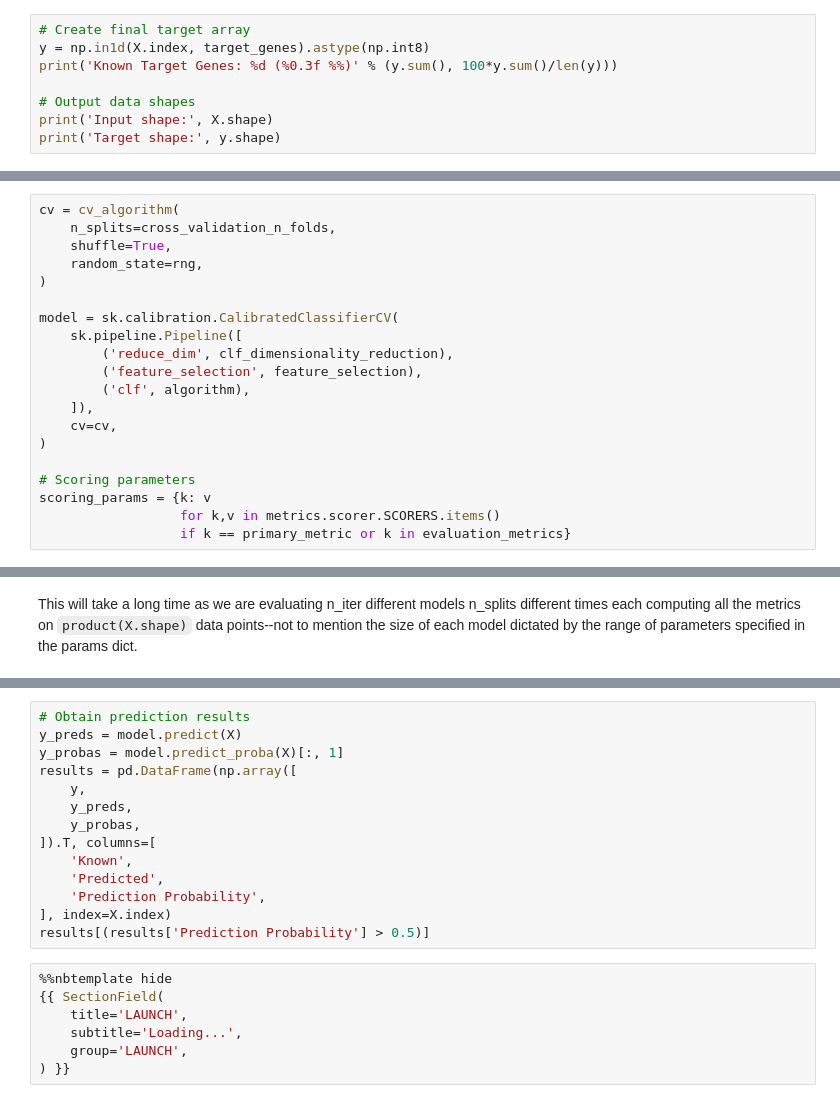
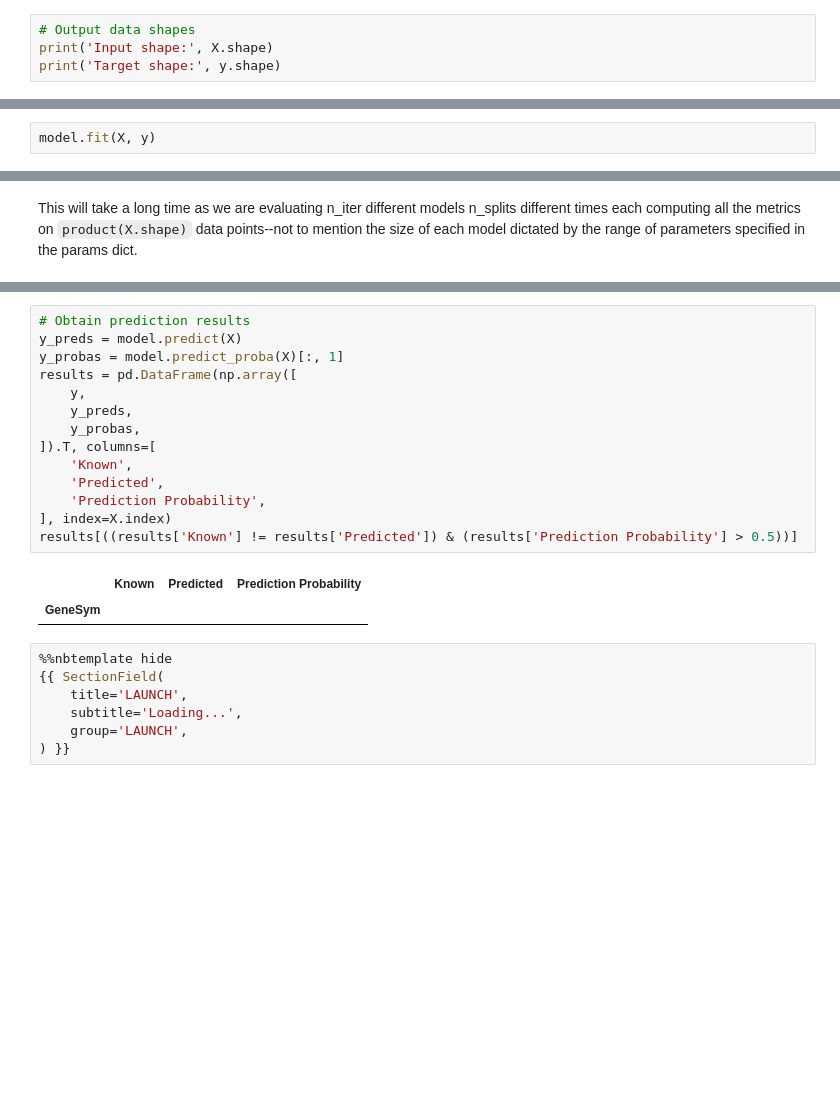
Before and after one commit to MaayanLab/harmonizome-ml, a Jupyter notebook: app/templates/ipynb/primary.ipynb, the cells around one changed output, grey strips where cells are left out. Saved outputs shown, nothing was run; the diff lists cells and outputs as text; blank space fills up the shorter version.

```diff
--- a/app/templates/ipynb/primary.ipynb
+++ b/app/templates/ipynb/primary.ipynb
@@ -180,10 +246,6 @@ print('Number of Target Genes:', len(target_genes))
 # %% [markdown]
 We produce a target array containing 1 if the gene is associated and 0 otherwise.
 # %%
-# Create final target array
-y = np.in1d(X.index, target_genes).astype(np.int8)
-print('Known Target Genes: %d (%0.3f %%)' % (y.sum(), 100*y.sum()/len(y)))
-
 # Output data shapes
 print('Input shape:', X.shape)
 print('Target shape:', y.shape)
@@ -449,20 +567,2 @@ fit_params = {
-# %%
-cv = cv_algorithm(
-    n_splits=cross_validation_n_folds,
-    shuffle=True,
-    random_state=rng,
-)
-
-model = sk.calibration.CalibratedClassifierCV(
-    sk.pipeline.Pipeline([
-        ('reduce_dim', clf_dimensionality_reduction),
-        ('feature_selection', feature_selection),
-        ('clf', algorithm),
-    ]),
-    cv=cv,
-)
-
-# Scoring parameters
-scoring_params = {k: v
-                  for k,v in metrics.scorer.SCORERS.items()
-                  if k == primary_metric or k in evaluation_metrics}
+# %%
+model.fit(X, y)
@@ -523,17 +657,20 @@ print('\n',
 # %%
 # Obtain prediction results
 y_preds = model.predict(X)
 y_probas = model.predict_proba(X)[:, 1]
 results = pd.DataFrame(np.array([
     y,
     y_preds,
     y_probas,
 ]).T, columns=[
     'Known',
     'Predicted',
     'Prediction Probability',
 ], index=X.index)
-results[(results['Prediction Probability'] > 0.5)]
+results[((results['Known'] != results['Predicted']) & (results['Prediction Probability'] > 0.5))]
+# %% [output]
+|  | Known | Predicted | Prediction Probability |
+| GeneSym |  |  |  |
 # %%
 %%nbtemplate hide
 {{ SectionField(
```
Also changed, not shown: parts of 26 cells of this notebook, 11 other files.
